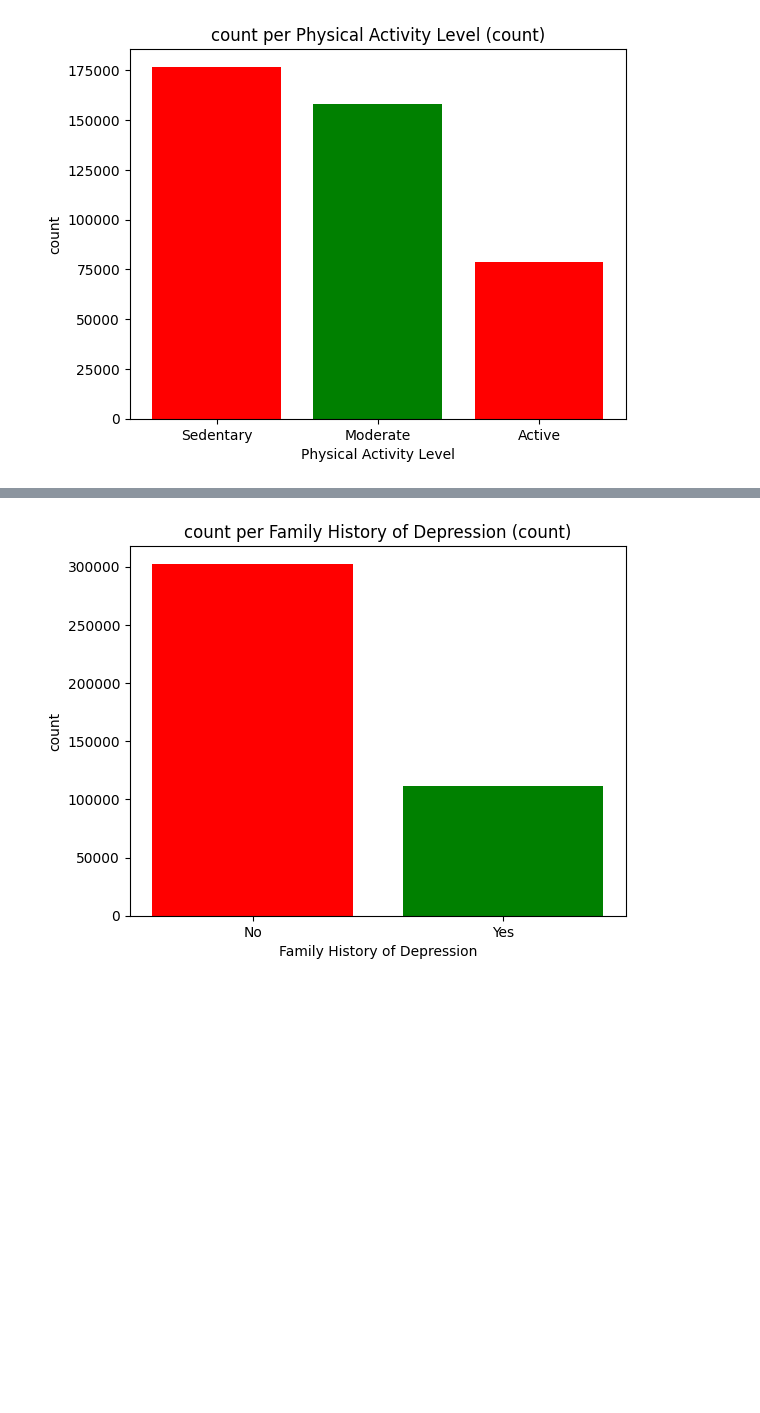
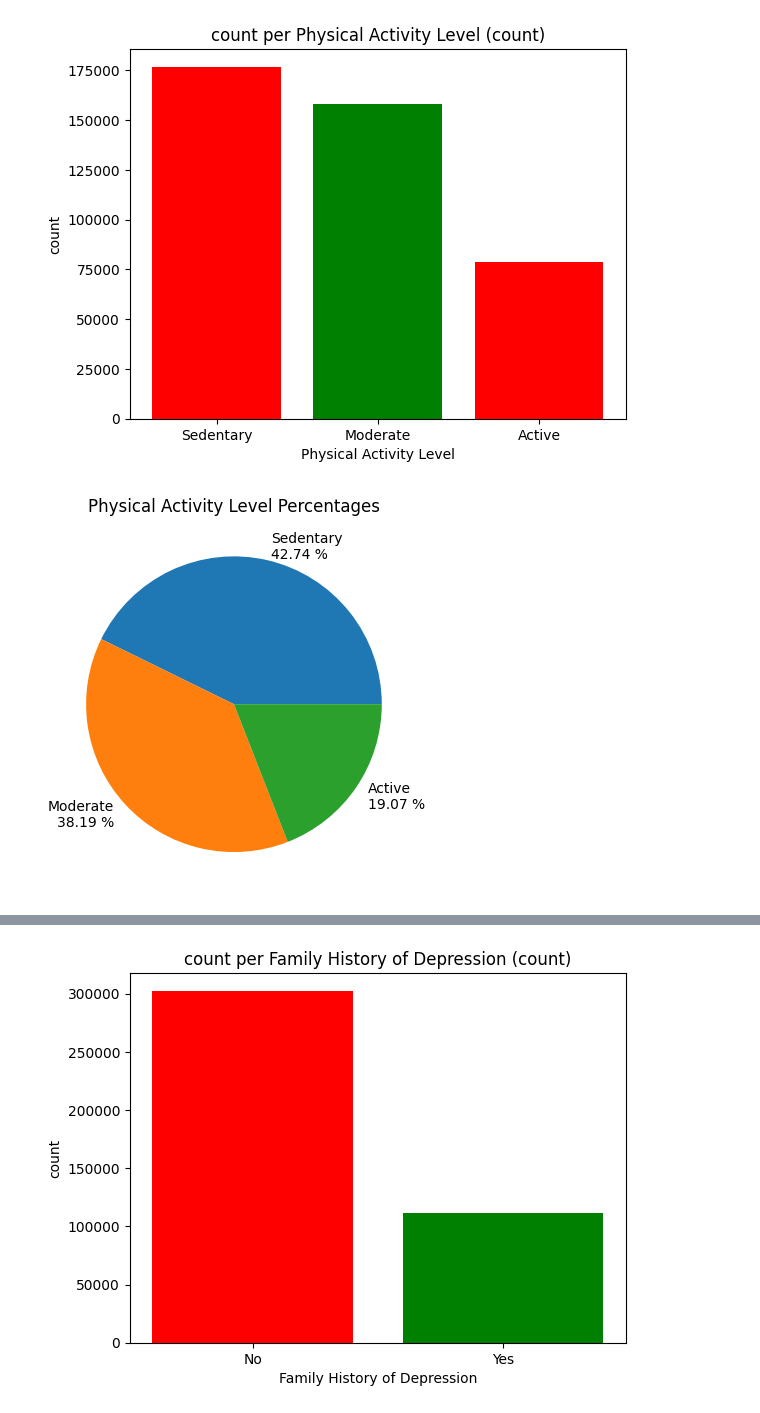
Before and after one commit to ShaQ90/week3_project, a Jupyter notebook: notebooks/data_testing_tiago.ipynb, the cells around one changed output, grey strips where cells are left out. Saved outputs shown, nothing was run; the diff lists cells and outputs as text; code cells hidden in the pictures; blank space fills up the shorter version.

```diff
--- a/notebooks/data_testing_tiago.ipynb
+++ b/notebooks/data_testing_tiago.ipynb
@@ -35,4 +35,8 @@ new_df = func.creat_df_count(df,"Physical Activity Level").copy()
 func.plot_drawing_single(new_df,"count")
 # %% [output]
 [figure]
+# %%
+func.plot_drawing_pie_count(new_df)
+# %% [output]
+[figure, added]
 # %%
```
Also changed, not shown: parts of 10 cells of this notebook, 6 other files.
